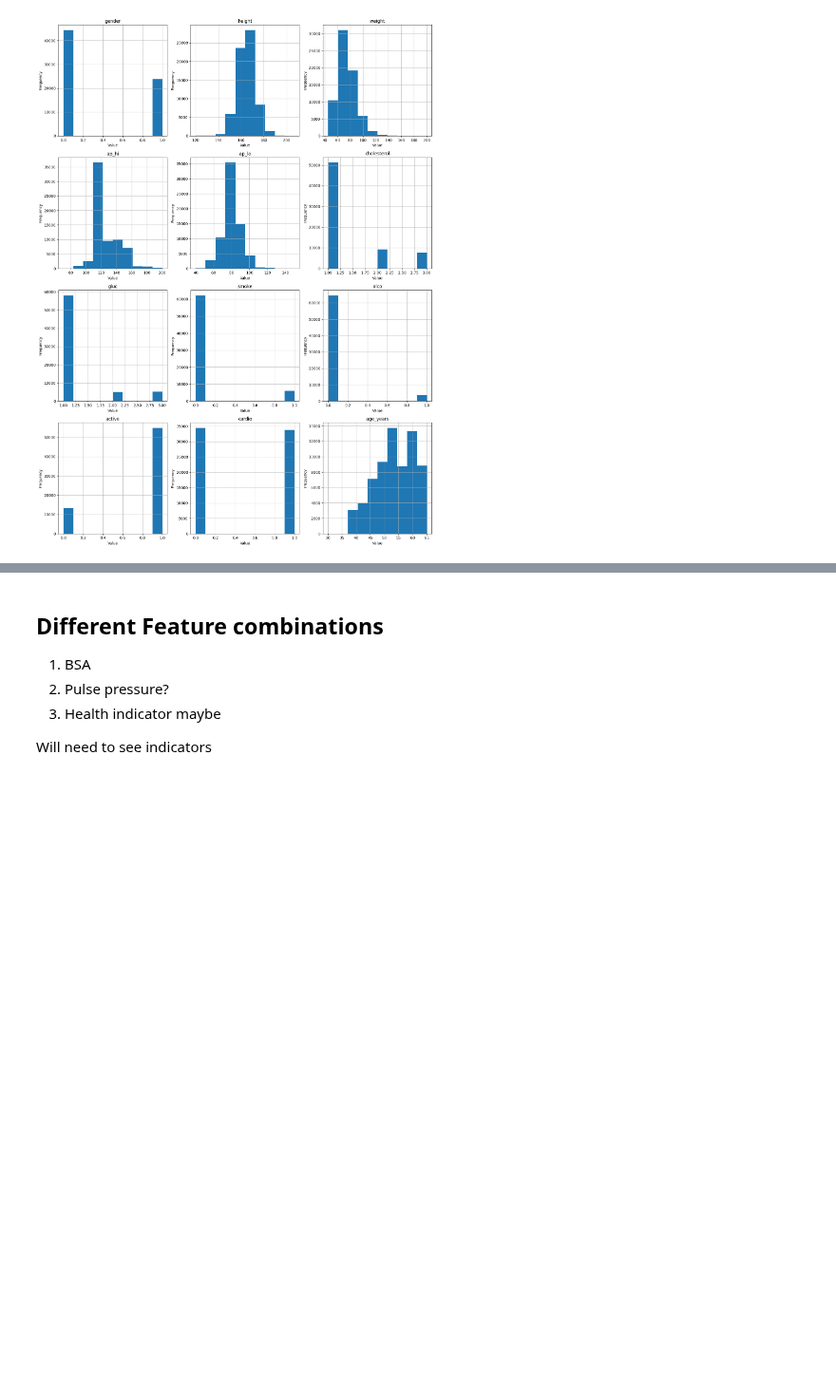
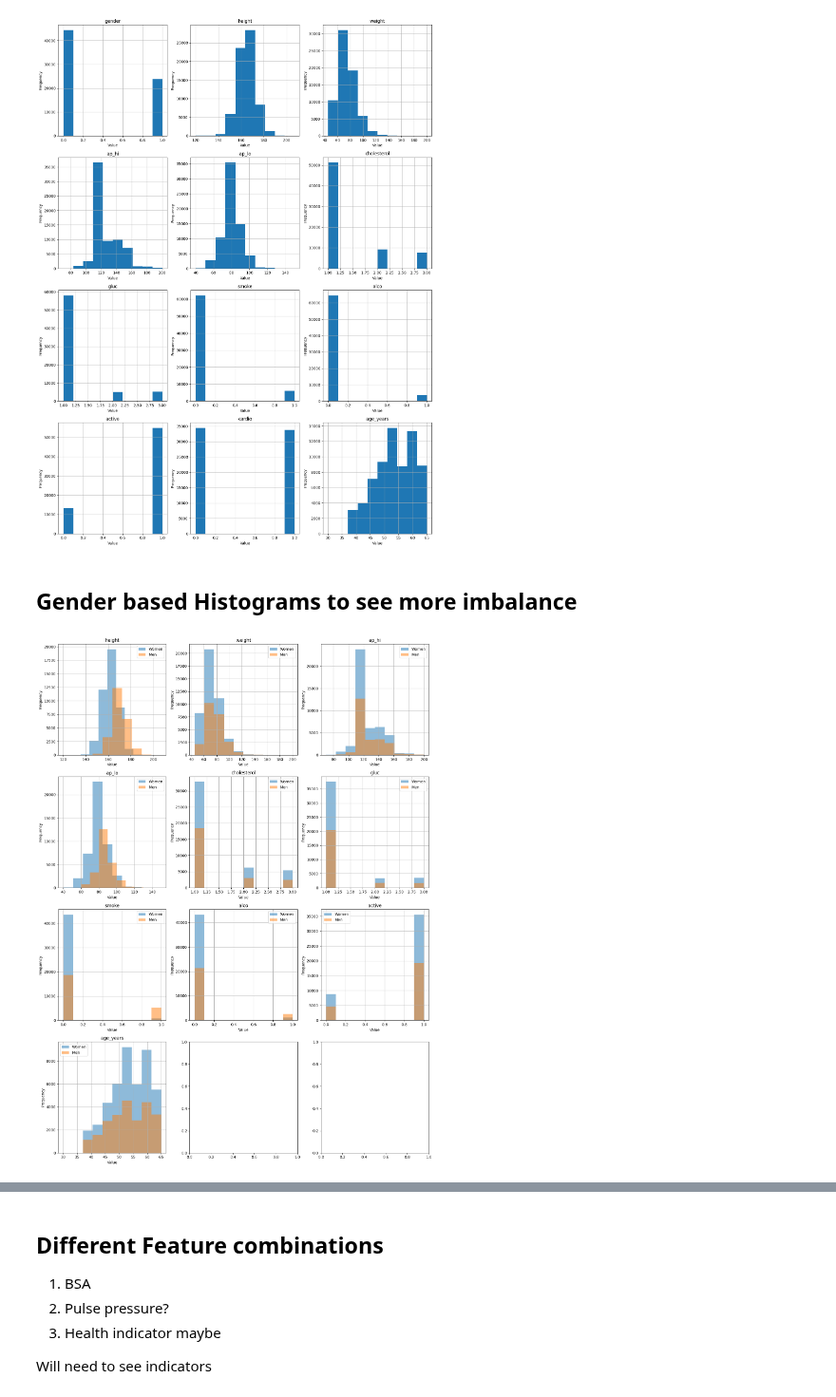
Before and after one commit to Kavisha612/Dissertation_ExplainableAI, a Jupyter notebook: cardio_train_data_preprocessing.ipynb, the cells around one changed output, grey strips where cells are left out. Shown at 95% size. Drawn from its saved outputs; the diff is of its cells as text; code cells hidden in the pictures; blank space fills up the shorter version.

Commit message:
Cardio data - gender based analysis to see imbalance within gender (need to do more); Also some feature engineering (BSA, pp)

```diff
--- a/cardio_train_data_preprocessing.ipynb
+++ b/cardio_train_data_preprocessing.ipynb
@@ -203,5 +203,27 @@ plt.tight_layout()
 plt.show()
 # %% [output]
 [figure]
+# %% [markdown]
+## Gender based Histograms to see more imbalance
+# %%
+# --- Histograms by gender ---
+numeric_cols = [c for c in numeric_cols if c not in ["gender"]]
+
+fig, axes = plt.subplots(nrows=4, ncols=3, figsize=(15, 20))
+axes = axes.flatten()
+
+for idx, col in enumerate(numeric_cols):
+    df[df["gender"] == 0][col].hist(ax=axes[idx], alpha=0.5, label="Women")
+    df[df["gender"] == 1][col].hist(ax=axes[idx], alpha=0.5, label="Men")
+
+    axes[idx].set_title(col)
+    axes[idx].set_xlabel("Value")
+    axes[idx].set_ylabel("Frequency")
+    axes[idx].legend()
+
+plt.tight_layout()
+plt.show()
+# %% [output]
+[figure, added]
 # %%
 df.to_csv("data/processed/cardio_baseline_clean.csv", index=False)
```
Also changed, not shown: parts of 4 cells of this notebook.
